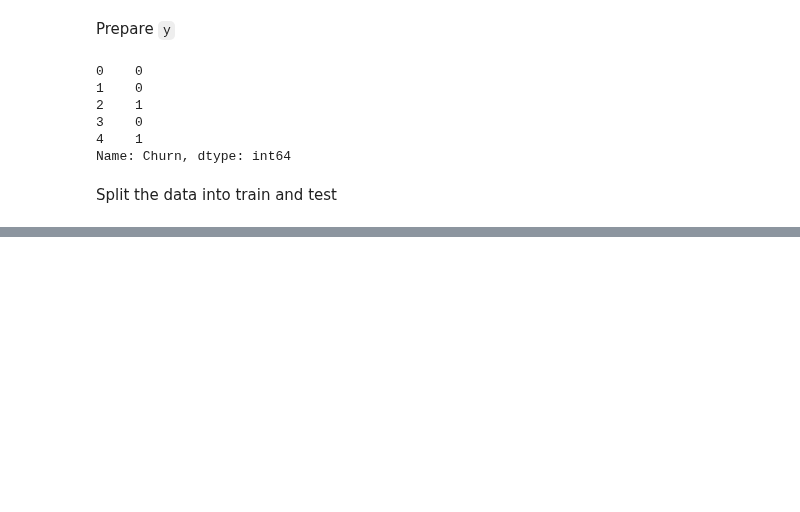
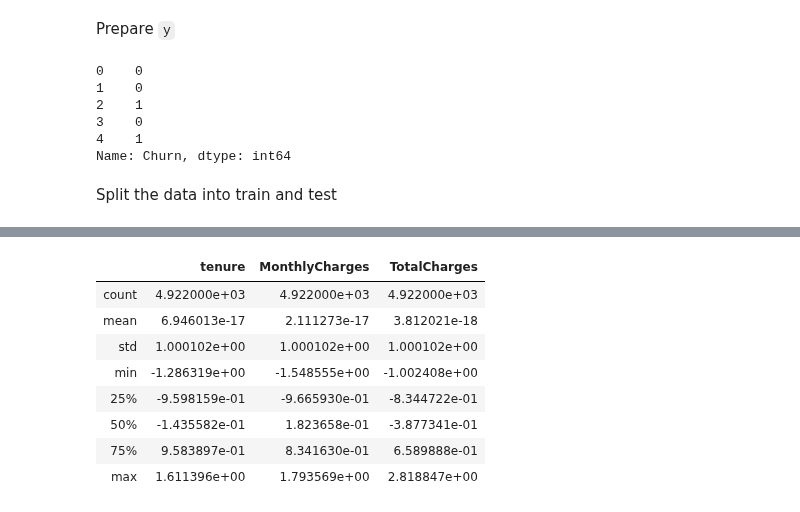
Before and after one commit to raditz2488/AIML, a Jupyter notebook: MultipleLogisticRegression/TelecomChurn/TelecomChurn.ipynb, the cells around one changed output, grey strips where cells are left out. Saved outputs shown, nothing was run; the diff lists cells and outputs as text; code cells hidden in the pictures; blank space fills up the shorter version.

Commit message:
Project: MultipleLogisticRegression/TelecomChurn Update: 1. Added scaling to X_train.

```diff
--- a/MultipleLogisticRegression/TelecomChurn/TelecomChurn.ipynb
+++ b/MultipleLogisticRegression/TelecomChurn/TelecomChurn.ipynb
@@ -338,4 +338,4 @@ Name: Churn, dtype: int64
 # %% [markdown]
 Split the data into train and test
 # %%
-X_train, X_test, y_train, y_test =
+X_train, X_test, y_train, y_test = train_test_split(X,y,train_size=0.7, random_state=100)
@@ -341,0 +348,4 @@ X_train, X_test, y_train, y_test =
+# %%
+scaler = StandardScaler()
+X_train[['tenure','MonthlyCharges','TotalCharges']] = scaler.fit_transform(X_train[['tenure','MonthlyCharges','TotalCharges']])
+X_train[['tenure','MonthlyCharges','TotalCharges']].head()
@@ -341,0 +359,12 @@ X_train, X_test, y_train, y_test =
+# %%
+X_train[['tenure','MonthlyCharges','TotalCharges']].describe()
+# %% [output]
+|  | tenure | MonthlyCharges | TotalCharges |
+| count | 4.922000e+03 | 4.922000e+03 | 4.922000e+03 |
+| mean | 6.946013e-17 | 2.111273e-17 | 3.812021e-18 |
+| std | 1.000102e+00 | 1.000102e+00 | 1.000102e+00 |
+| min | -1.286319e+00 | -1.548555e+00 | -1.002408e+00 |
+| 25% | -9.598159e-01 | -9.665930e-01 | -8.344722e-01 |
+| 50% | -1.435582e-01 | 1.823658e-01 | -3.877341e-01 |
+| 75% | 9.583897e-01 | 8.341630e-01 | 6.589888e-01 |
+| max | 1.611396e+00 | 1.793569e+00 | 2.818847e+00 |
```
Also changed, not shown: parts of 4 cells of this notebook.
